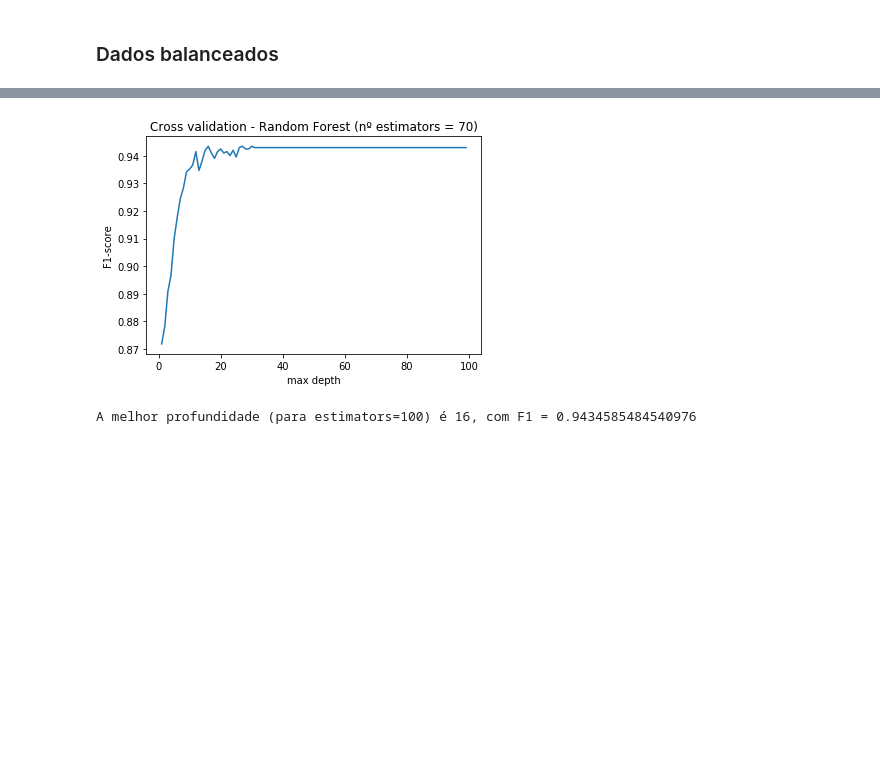
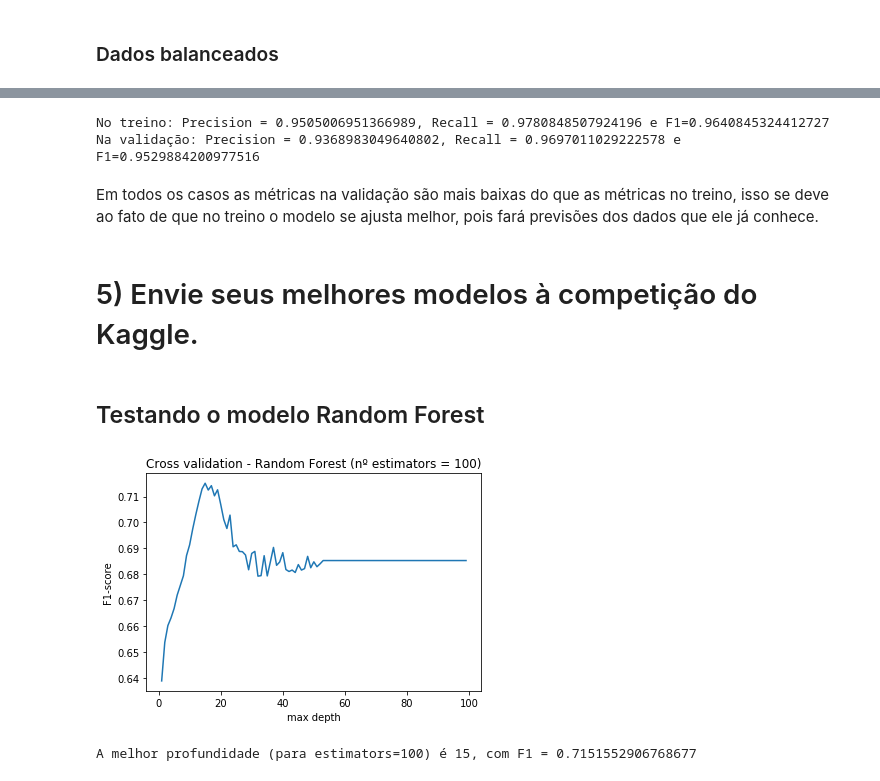
Before and after one commit to RenatoEly/aprendizagemDeMaquina, a Jupyter notebook: Ex4/previsao_deputados.ipynb, the cells around one changed output, grey strips where cells are left out. Saved outputs shown, nothing was run; the diff lists cells and outputs as text; code cells hidden in the pictures; blank space fills up the shorter version.

```diff
--- a/Ex4/previsao_deputados.ipynb
+++ b/Ex4/previsao_deputados.ipynb
@@ -315,19 +367,34 @@ print("A quantidade de estimators ideal é {0}, com F1 = {1}".format(cv_ada.idxm
+# %%
+adaboostBal = AdaBoostClassifier(algorithm="SAMME.R", n_estimators=cv_adaBoostBalanced.idxmax())
+
+report = metric_report(adaboostBal,x_cc,y_cc,5)
+print("No treino: Precision = {0}, Recall = {1} e F1={2}".format(report[0][0],report[0][1],report[0][2]))
+print("Na validação: Precision = {0}, Recall = {1} e F1={2}".format(report[1][0],report[1][1],report[1][2]))
+# %% [output]
+No treino: Precision = 0.9505006951366989, Recall = 0.9780848507924196 e F1=0.9640845324412727
+Na validação: Precision = 0.9368983049640802, Recall = 0.9697011029222578 e F1=0.9529884200977516
+# %% [markdown]
+Em todos os casos as métricas na validação são mais baixas do que as métricas no treino, isso se deve ao fato de que no treino o modelo se ajusta melhor, pois fará previsões dos dados que ele já conhece.
+# %% [markdown]
+# 5) Envie seus melhores modelos à competição do Kaggle.
+# %% [markdown]
+## Testando o modelo Random Forest
 # %%
 depth_list = np.arange(1,100,1).tolist()
 
-cv_forest = [cv_report(RandomForestClassifier(max_depth = max_depth, n_estimators=70, random_state=7, class_weight="balanced_subsample"), treino_X, treino_Y, 5).mean()
+cv_forest = [cv_report(RandomForestClassifier(max_depth = max_depth, n_estimators=100, random_state=7, class_weight="balanced_subsample"), treino_X, treino_Y, 5).mean()
             for max_depth in depth_list]
 # %%
 cv_forest = pd.Series(cv_forest, index = depth_list)
-cv_forest.plot(title = "Cross validation - Random Forest (nº estimators = 70)")
+cv_forest.plot(title = "Cross validation - Random Forest (nº estimators = 100)")
 plt.xlabel("max depth")
 plt.ylabel("F1-score")
 plt.show()
 
-print("A melhor profundidade (para estimators=70) é {0}, com F1 = {1}".format(cv_forest.idxmax(), cv_forest.max()))
+print("A melhor profundidade (para estimators=100) é {0}, com F1 = {1}".format(cv_forest.idxmax(), cv_forest.max()))
 # %% [output]
-[figure, old version]
+[figure, new version]
-A melhor profundidade (para estimators=100) é 16, com F1 = 0.9434585484540976
+A melhor profundidade (para estimators=100) é 15, com F1 = 0.7151552906768677
 # %%
 estimators_list = np.arange(10,500,10).tolist()
 
```
Also changed, not shown: parts of 35 cells of this notebook, 1 other file.
